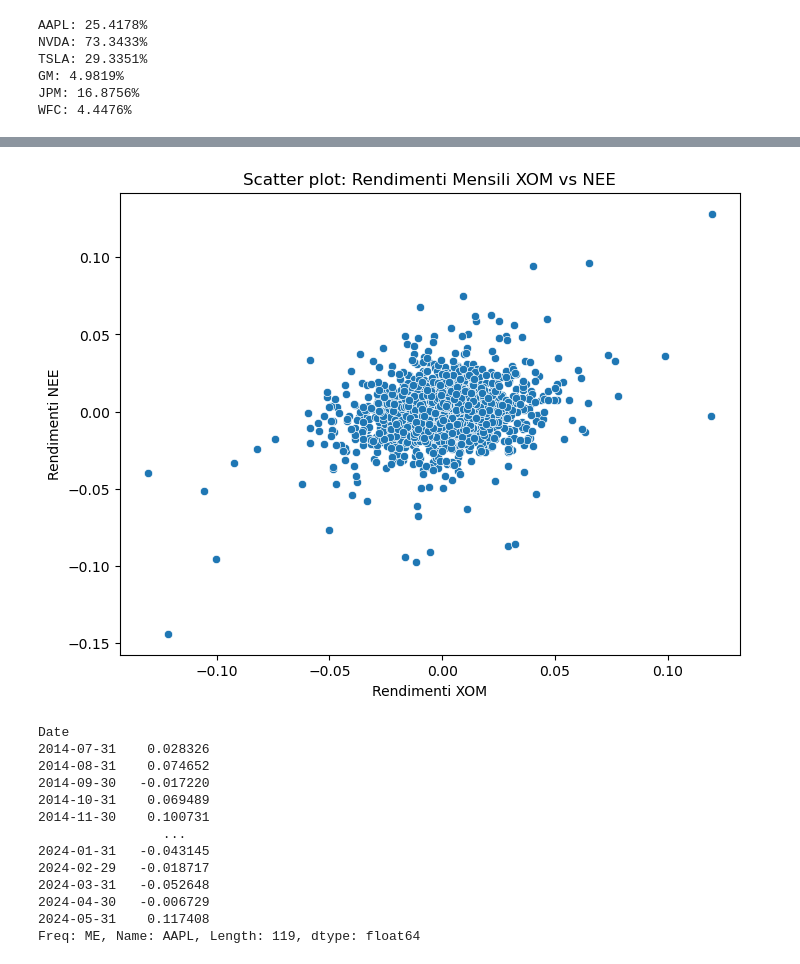
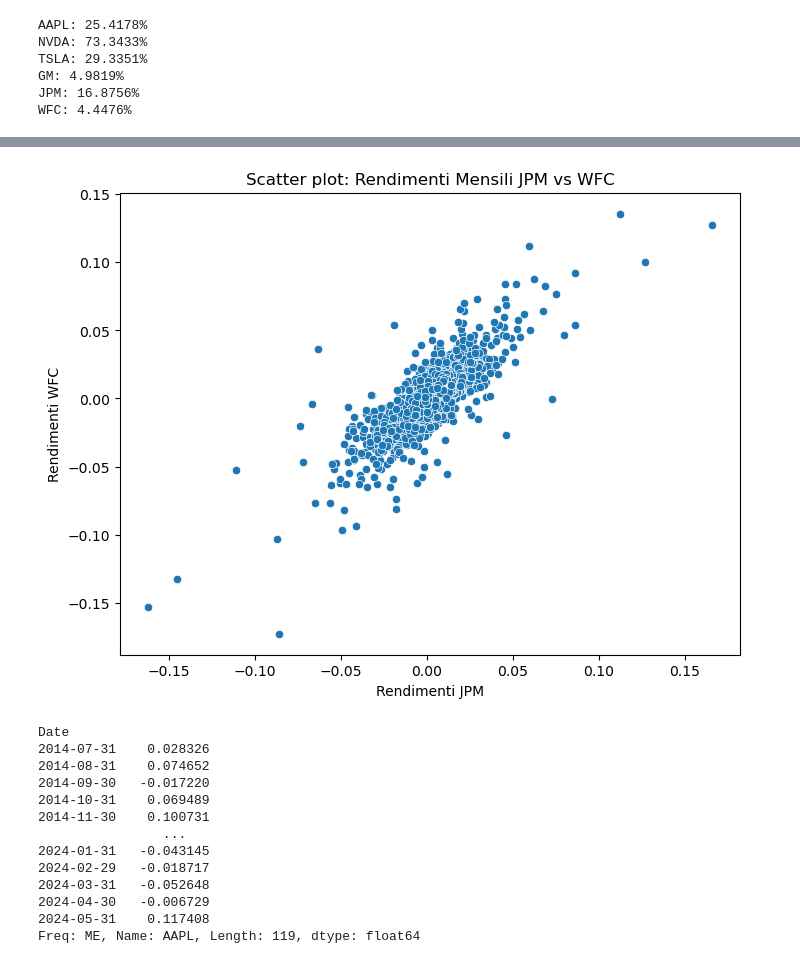
Before and after one commit to ArocchiDS/Business-Intelligence-finance, a Jupyter notebook: BISF_Proyect.ipynb, the cells around one changed output, grey strips where cells are left out. Cells and saved outputs as stored; diff of their text form; code cells hidden in the pictures.

```diff
--- a/BISF_Proyect.ipynb
+++ b/BISF_Proyect.ipynb
@@ -356,13 +399,13 @@ plt.show()
 # %%
 #Grafici di dispersione
 plt.figure(figsize=(8,6))
-sns.scatterplot(x = rit_log_giornalieri_df['XOM'], y = rit_log_giornalieri_df['NEE'])
-plt.title('Scatter plot: Rendimenti Mensili XOM vs NEE')
-plt.xlabel('Rendimenti XOM')
-plt.ylabel('Rendimenti NEE')
+sns.scatterplot(x = rit_log_giornalieri_df['JPM'], y = rit_log_giornalieri_df['WFC'])
+plt.title('Scatter plot: Rendimenti Mensili JPM vs WFC')
+plt.xlabel('Rendimenti JPM')
+plt.ylabel('Rendimenti WFC')
 plt.show()
 # %% [output]
-[figure, old version]
+[figure, new version]
 # %%
 #3. Analisi di Previsione
 from statsmodels.tsa.arima.model import ARIMA
```
Also changed, not shown: parts of 22 cells of this notebook.
